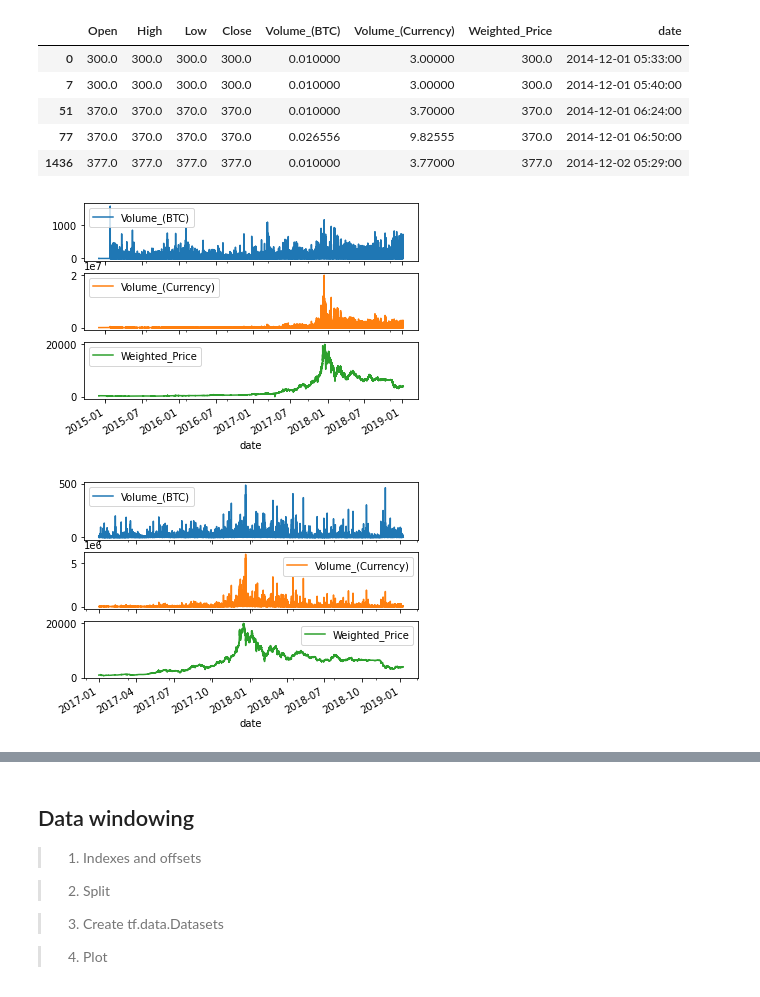
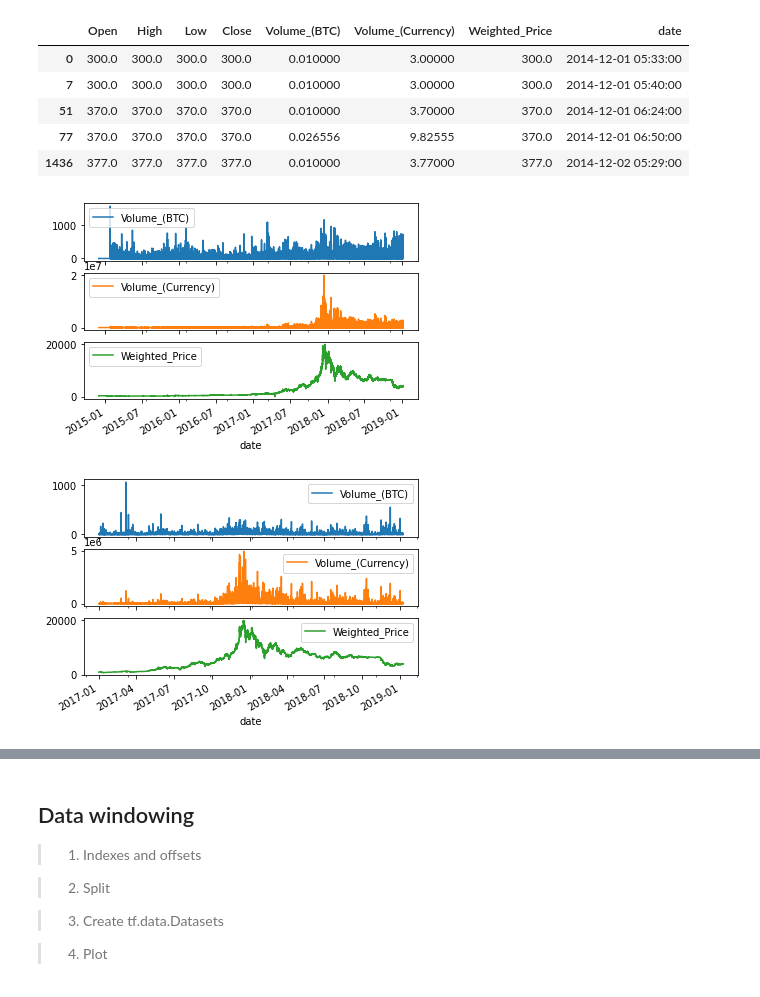
Before and after one commit to jlassi1/holbertonschool-machine_learning, a Jupyter notebook: supervised_learning/0x0E-time_series/Time_Series_Forecasting.ipynb, the cells around one changed output, grey strips where cells are left out. Drawn from its saved outputs; the diff is of its cells as text; code cells hidden in the pictures.

```diff
--- a/supervised_learning/0x0E-time_series/Time_Series_Forecasting.ipynb
+++ b/supervised_learning/0x0E-time_series/Time_Series_Forecasting.ipynb
@@ -78,20 +77,23 @@ See the caveats in the documentation: https://pandas.pydata.org/pandas-docs/stab
 | 51 | 370.0 | 370.0 | 370.0 | 370.0 | 0.010000 | 3.70000 | 370.0 | 2014-12-01 06:24:00 |
 | 77 | 370.0 | 370.0 | 370.0 | 370.0 | 0.026556 | 9.82555 | 370.0 | 2014-12-01 06:50:00 |
 | 1436 | 377.0 | 377.0 | 377.0 | 377.0 | 0.010000 | 3.77000 | 377.0 | 2014-12-02 05:29:00 |
-# %%
-plot_cols = ['Volume_(BTC)', 'Volume_(Currency)', 'Weighted_Price']
-plot_features = df[plot_cols]
-plot_features.index = df['date']
-_ = plot_features.plot(subplots=True)
-df = df[df['date'] >= '2017']
-df = df[0::60]
-df['date']
-plot_cols = ['Volume_(BTC)', 'Volume_(Currency)', 'Weighted_Price']
-plot_features = df[plot_cols]
-plot_features.index = df['date']
-_ = plot_features.plot(subplots=True)
-# %% [output]
-[figure, removed]
-[figure, removed]
+# %%
+# Visualize the data
+plot_cols = ['Volume_(BTC)', 'Volume_(Currency)', 'Weighted_Price']
+plot_features = df[plot_cols]
+plot_features.index = df['date']
+_ = plot_features.plot(subplots=True)
+# regroupe the data and concentret on the pic
+df = df[8::60]
+date_time = date_time[8::60]
+df = df[df['date'] >= '2017']
+# re-visualising the data
+plot_cols = ['Volume_(BTC)', 'Volume_(Currency)', 'Weighted_Price']
+plot_features = df[plot_cols]
+plot_features.index = df['date']
+_ = plot_features.plot(subplots=True)
+# %% [output]
+[figure, added]
+[figure, added]
 # %%
 # Split the data
```
Also changed, not shown: parts of 16 cells of this notebook.
